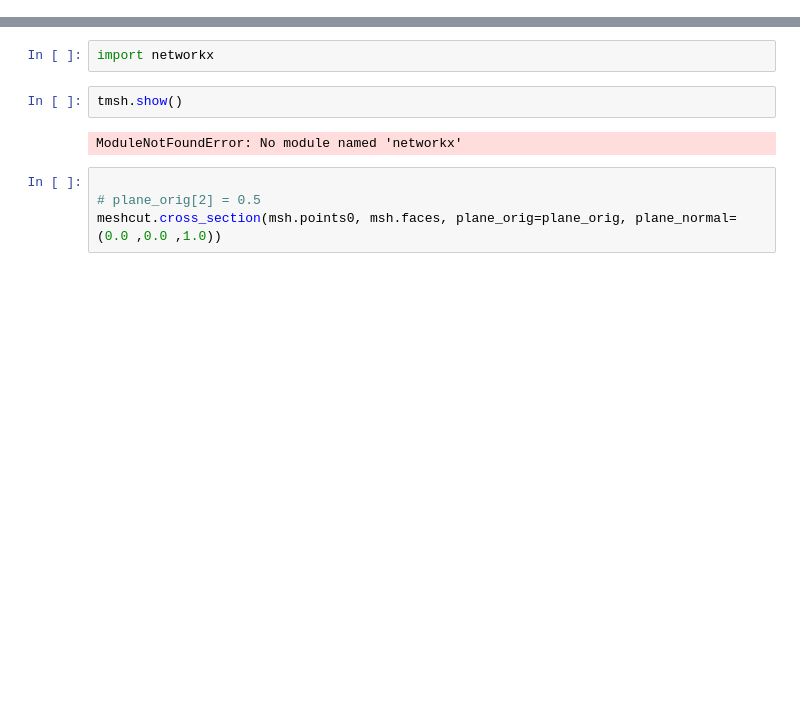
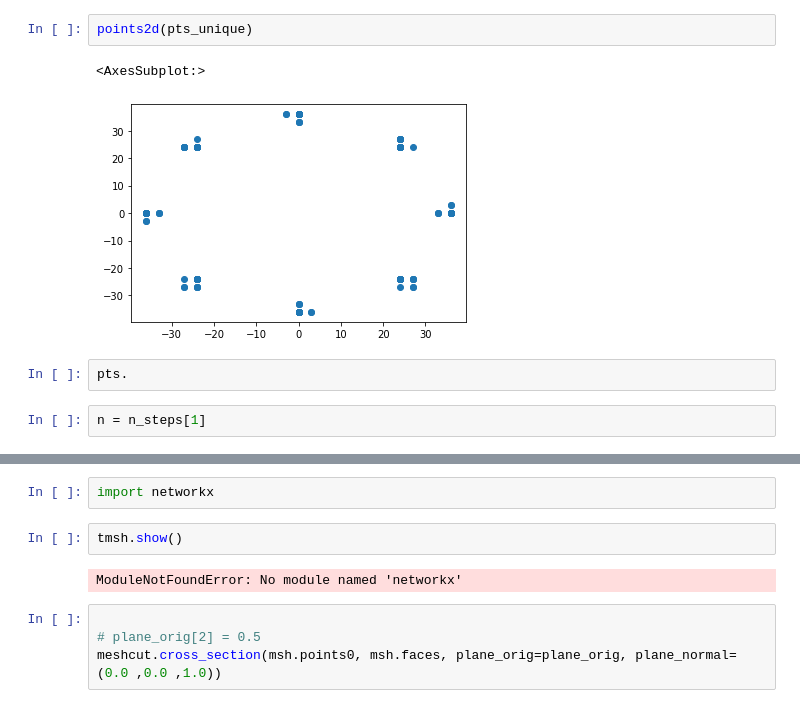
Before and after one commit to Skoricius/f3ast, a Jupyter notebook: testing.ipynb, the cells around one changed output, grey strips where cells are left out. Cells and saved outputs as stored; diff of their text form; blank space fills up the shorter version.

```diff
--- a/testing.ipynb
+++ b/testing.ipynb
@@ -55,2 +240,11 @@ Image(value=b'\x89PNG\r\n\x1a\n\x00\x00\x00\rIHDR\x00\x00\x01\x90\x00\x00\x01^\x
+# %%
+points2d(pts_unique)
+# %% [output]
+<AxesSubplot:>
+[figure, added]
+# %%
+pts.
+# %%
+n = n_steps[1]
 # %%
 # %% [output]
```
Also changed, not shown: parts of 51 cells of this notebook, 9 other files.
